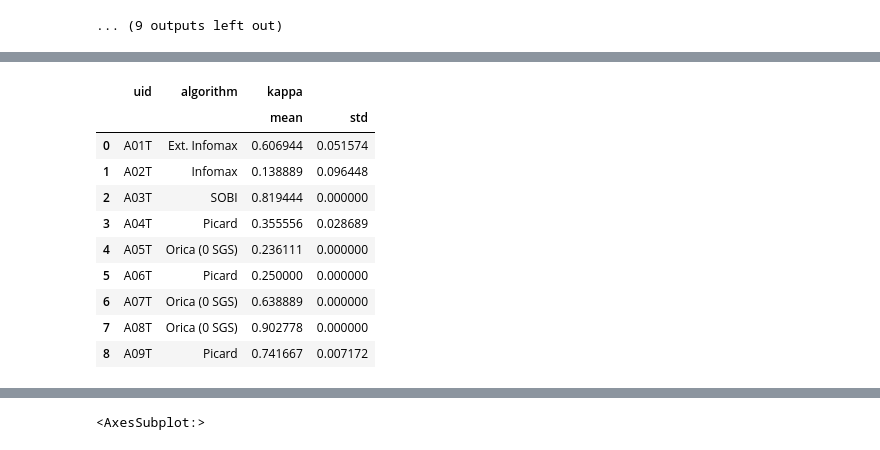
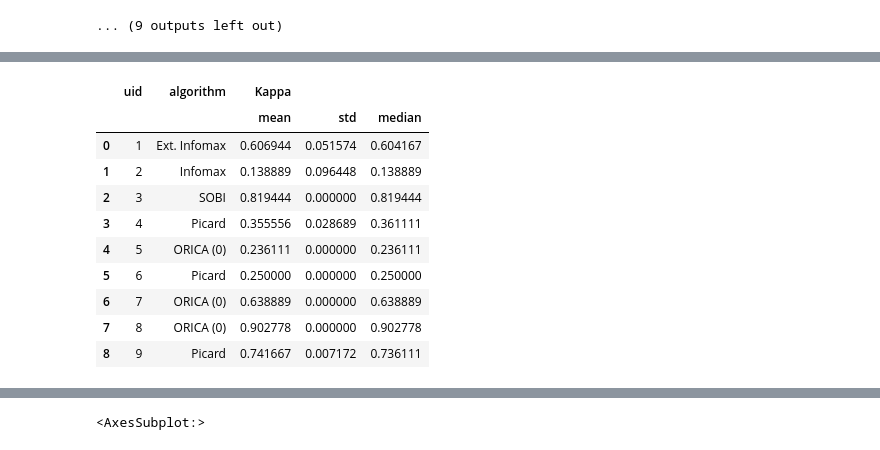
Before and after one commit to Kotzly/BCI_MsC, a Jupyter notebook: notebooks/TrainingDemoUsingTest_4s_Comparisons_Multirun.ipynb, the cells around one changed output, grey strips where cells are left out. Cells and saved outputs as stored; diff of their text form; code cells hidden in the pictures.

```diff
--- a/notebooks/TrainingDemoUsingTest_4s_Comparisons_Multirun.ipynb
+++ b/notebooks/TrainingDemoUsingTest_4s_Comparisons_Multirun.ipynb
@@ -812,3 +797,38 @@ results_df = pd.read_csv("results.csv", index_col=None)
+# %%
+results_df = pd.read_csv("results.csv", index_col=None)
+results_df.rename(
+    columns={
+        "kappa": "Kappa",
+        "acc": "Acc.",
+        "bas": "Bal. Acc.",
+    },
+    inplace=True
+)
+def alg_rename(alg_name):
+    alg_rename_dict = {
+        "ext_infomax": "Ext. Infomax",
+        "infomax": "Infomax",
+        "none": "None",
+        "picard": "Picard",
+        "orica 0": "ORICA (0)",
+        "orica 1": "ORICA (1)",
+        "Orica (0)": "ORICA (0)",
+        "Orica (1)": "ORICA (1)",
+        "jade": "JADE",
+        "sobi": "SOBI",
+        "fastica": "FastICA"
+    }
+    return alg_rename_dict.get(alg_name, alg_name)
+
+def get_n(x):
+    return eval(x)["sequentialfeatureselector__n_features_to_select"]
+
+def extract_subject_id(s):
+    return int(s[1:-1])
+
+results_df.algorithm = results_df.algorithm.apply(alg_rename)
+results_df.uid = results_df.uid.apply(extract_subject_id)
+results_df.best_params = results_df.best_params.apply(get_n)
 # %%
 results_df.algorithm.unique()
 # %% [output]
@@ -1080,31 +1234,32 @@ results_df.groupby(["algorithm"]).agg([np.mean, np.std])["kappa"].sort_values(by
 # %%
 df = results_df.groupby(["uid", "algorithm"], as_index=False).mean()
-df = df.sort_values(by="kappa", ascending=False).drop_duplicates(subset="uid")
-results_df \
+df = df.sort_values(by="Kappa", ascending=False).drop_duplicates(subset="uid")
+gdf = results_df \
     .merge(
         df[["uid", "algorithm"]],
         on=["uid", "algorithm"],
         how="inner"
     ) \
     .groupby(["uid"]) \
-    .agg([np.mean, np.std]) \
+    .agg([np.mean, np.std, np.median]) \
     .merge(
         df[["uid", "algorithm"]].rename(columns=dict(algorithm=("algorithm", ""))),
         on="uid",
         how="inner"
-    )[["uid", "algorithm", "kappa"]]
+    )[["uid", "algorithm", "Kappa"]]
+gdf
 # %% [output]
-|  | uid | algorithm | kappa |  |
-|  |  |  | mean | std |
-| 0 | A01T | Ext. Infomax | 0.606944 | 0.051574 |
-| 1 | A02T | Infomax | 0.138889 | 0.096448 |
-| 2 | A03T | SOBI | 0.819444 | 0.000000 |
-| 3 | A04T | Picard | 0.355556 | 0.028689 |
-| 4 | A05T | Orica (0 SGS) | 0.236111 | 0.000000 |
-| 5 | A06T | Picard | 0.250000 | 0.000000 |
-| 6 | A07T | Orica (0 SGS) | 0.638889 | 0.000000 |
-| 7 | A08T | Orica (0 SGS) | 0.902778 | 0.000000 |
-| 8 | A09T | Picard | 0.741667 | 0.007172 |
+|  | uid | algorithm | Kappa |  |  |
+|  |  |  | mean | std | median |
+| 0 | 1 | Ext. Infomax | 0.606944 | 0.051574 | 0.604167 |
+| 1 | 2 | Infomax | 0.138889 | 0.096448 | 0.138889 |
+| 2 | 3 | SOBI | 0.819444 | 0.000000 | 0.819444 |
+| 3 | 4 | Picard | 0.355556 | 0.028689 | 0.361111 |
+| 4 | 5 | ORICA (0) | 0.236111 | 0.000000 | 0.236111 |
+| 5 | 6 | Picard | 0.250000 | 0.000000 | 0.250000 |
+| 6 | 7 | ORICA (0) | 0.638889 | 0.000000 | 0.638889 |
+| 7 | 8 | ORICA (0) | 0.902778 | 0.000000 | 0.902778 |
+| 8 | 9 | Picard | 0.741667 | 0.007172 | 0.736111 |
 # %%
 results_df.query("(algorithm == 'Picard') and (uid == 'A01T')")
 # %% [output]
```
Also changed, not shown: parts of 15 cells of this notebook.
